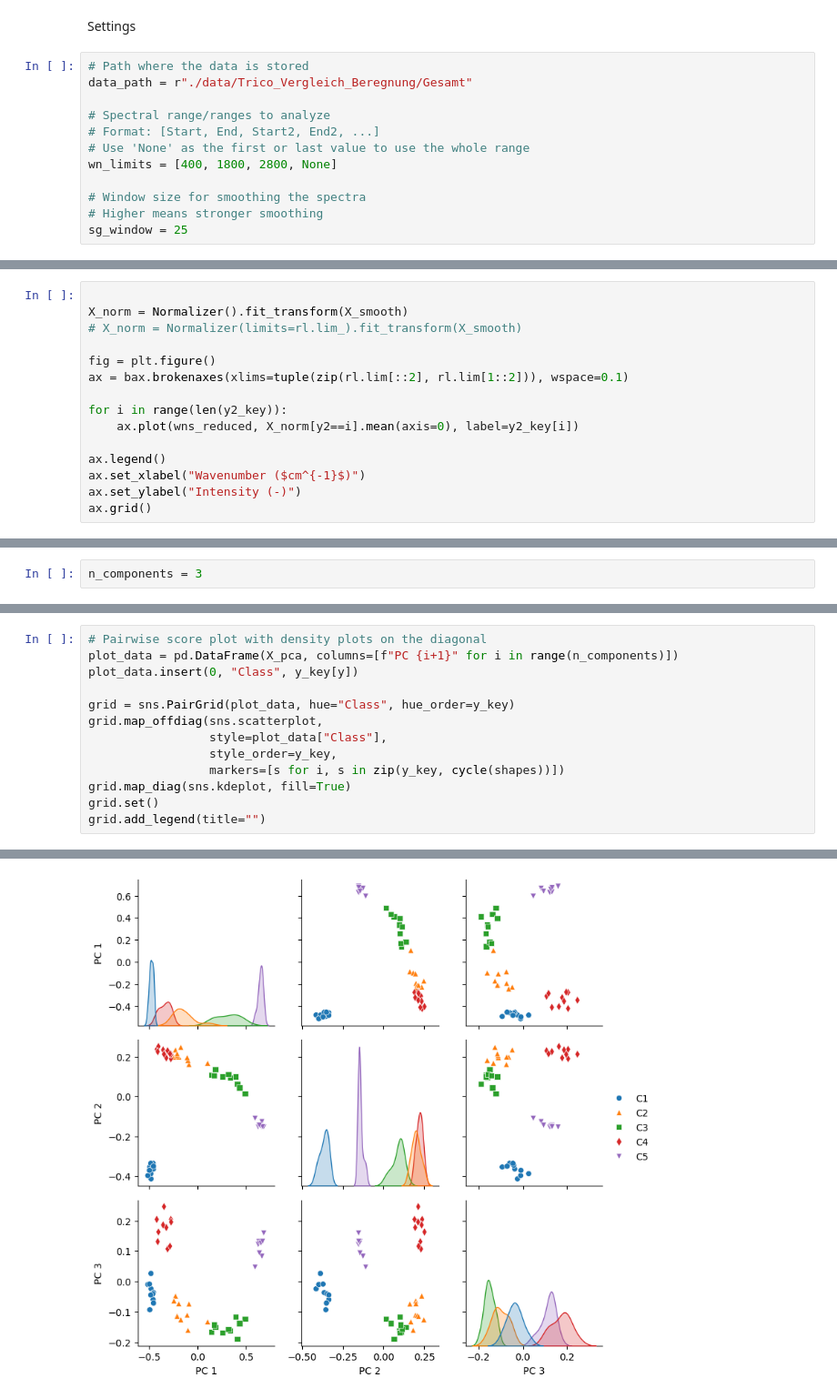
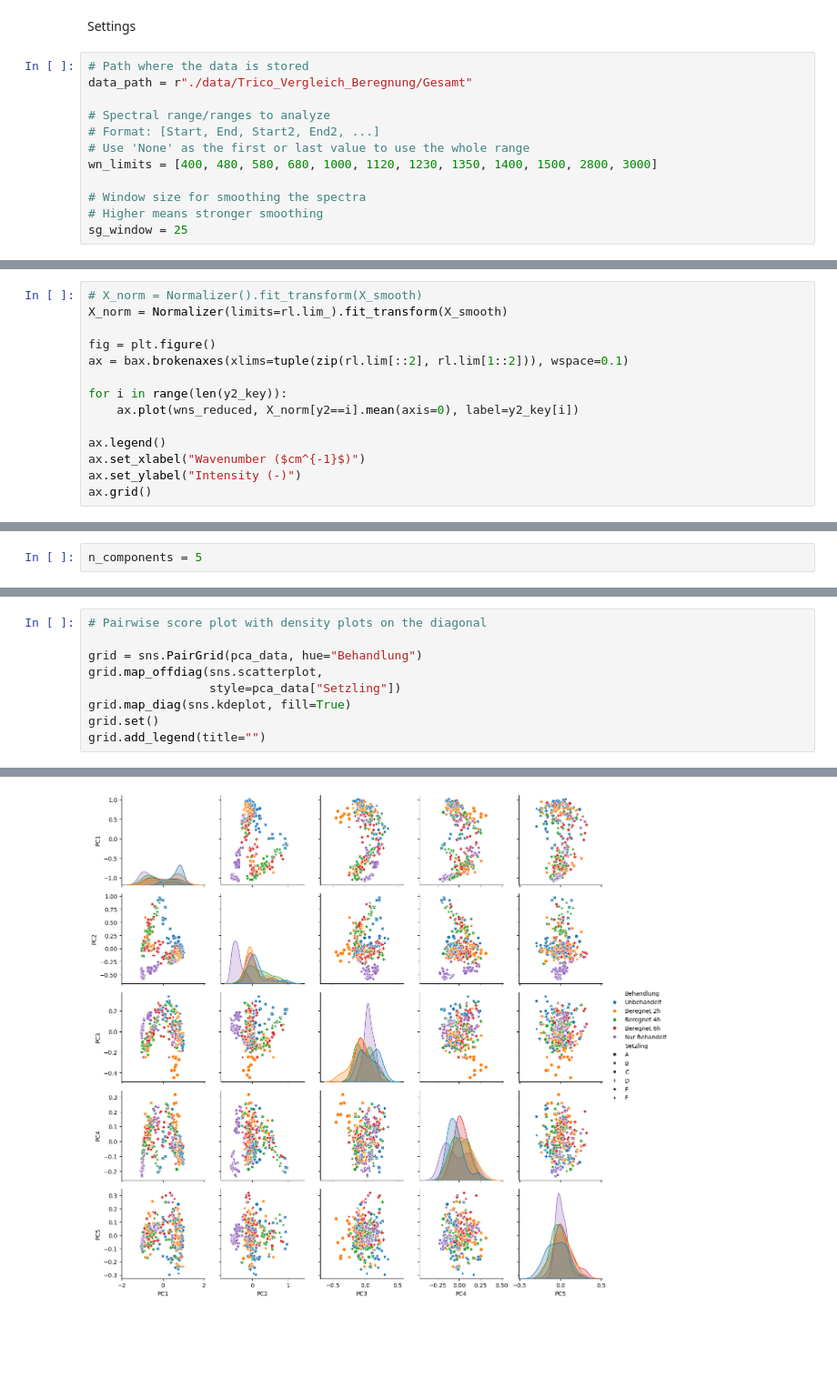
Before and after one commit to DerZ115/raman-pca, a Jupyter notebook: pca_trico2.ipynb, the cells around one changed output, grey strips where cells are left out. Shown at 91% size. Saved outputs shown, nothing was run; the diff lists cells and outputs as text; blank space fills up the shorter version.

```diff
--- a/pca_trico2.ipynb
+++ b/pca_trico2.ipynb
@@ -35,7 +33,7 @@ data_path = r"./data/Trico_Vergleich_Beregnung/Gesamt"
 # Spectral range/ranges to analyze
 # Format: [Start, End, Start2, End2, ...]
 # Use 'None' as the first or last value to use the whole range
-wn_limits = [400, 1800, 2800, None]
+wn_limits = [400, 480, 580, 680, 1000, 1120, 1230, 1350, 1400, 1500, 2800, 3000]
 
 # Window size for smoothing the spectra
 # Higher means stronger smoothing
@@ -116,7 +116,6 @@ _ = ax.grid()
 # %%
-
-X_norm = Normalizer().fit_transform(X_smooth)
-# X_norm = Normalizer(limits=rl.lim_).fit_transform(X_smooth)
+# X_norm = Normalizer().fit_transform(X_smooth)
+X_norm = Normalizer(limits=rl.lim_).fit_transform(X_smooth)
 
 fig = plt.figure()
 ax = bax.brokenaxes(xlims=tuple(zip(rl.lim[::2], rl.lim[1::2])), wspace=0.1)
@@ -134,2 +133,2 @@ ax.grid()
 # %%
-n_components = 3
+n_components = 5
@@ -185,19 +152,15 @@ No artists with labels found to put in legend.  Note that artists whose label st
 # %%
 # Pairwise score plot with density plots on the diagonal
-plot_data = pd.DataFrame(X_pca, columns=[f"PC {i+1}" for i in range(n_components)])
-plot_data.insert(0, "Class", y_key[y])
 
-grid = sns.PairGrid(plot_data, hue="Class", hue_order=y_key)
+grid = sns.PairGrid(pca_data, hue="Behandlung")
 grid.map_offdiag(sns.scatterplot,
-                 style=plot_data["Class"],
-                 style_order=y_key,
-                 markers=[s for i, s in zip(y_key, cycle(shapes))])
+                 style=pca_data["Setzling"])
 grid.map_diag(sns.kdeplot, fill=True)
 grid.set()
 grid.add_legend(title="")
 # %% [output]
 <seaborn.axisgrid.PairGrid at 0x...>
-[figure, old version]
+[figure, new version]
 # %%
 fig = plt.figure()
 ax = bax.brokenaxes(xlims=tuple(zip(rl.lim[::2], rl.lim[1::2])), wspace=0.1)
```
Also changed, not shown: parts of 13 cells of this notebook, 2 other files.
